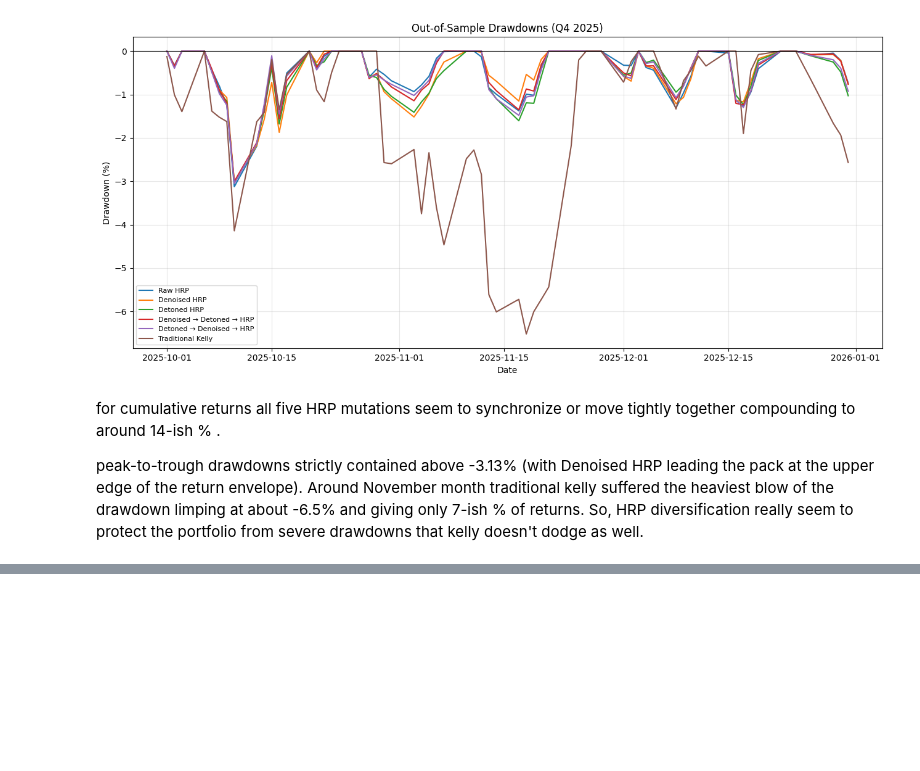
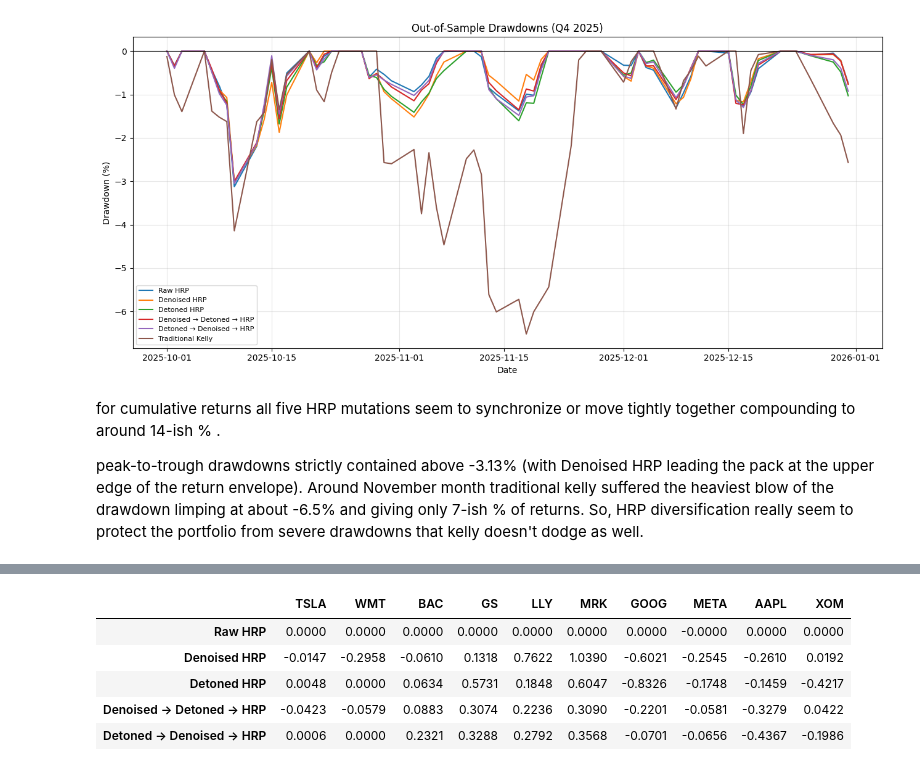
Before and after one commit to George7531/Portfolio_Management, a Jupyter notebook: Group_19296_MScFE_652_Portfolio_Management_Project_2.ipynb, the cells around one changed output, grey strips where cells are left out. Cells and saved outputs as stored; diff of their text form; code cells hidden in the pictures; blank space fills up the shorter version.

```diff
--- a/Group_19296_MScFE_652_Portfolio_Management_Project_2.ipynb
+++ b/Group_19296_MScFE_652_Portfolio_Management_Project_2.ipynb
@@ -1770,0 +1850,25 @@ peak-to-trough drawdowns strictly contained above -3.13% (with Denoised HRP lead
+# %%
+# Compare differences relative to Raw HRP
+
+reference = weights.loc['Raw HRP']
+
+relative_contributions = weights.sub(
+    reference, axis=1
+).mul(asset_return_sums, axis=1) * 100
+
+display(relative_contributions.round(4))
+
+assert np.allclose(
+    relative_contributions.sum(axis=1).to_numpy(),
+    100 * (
+        portfolio_returns.sum(axis=0).loc[weights.index]
+        - portfolio_returns['Raw HRP'].sum()
+    ).to_numpy()
+)
+# %% [output]
+|  | TSLA | WMT | BAC | GS | LLY | MRK | GOOG | META | AAPL | XOM |
+| Raw HRP | 0.0000 | 0.0000 | 0.0000 | 0.0000 | 0.0000 | 0.0000 | 0.0000 | -0.0000 | 0.0000 | 0.0000 |
+| Denoised HRP | -0.0147 | -0.2958 | -0.0610 | 0.1318 | 0.7622 | 1.0390 | -0.6021 | -0.2545 | -0.2610 | 0.0192 |
+| Detoned HRP | 0.0048 | 0.0000 | 0.0634 | 0.5731 | 0.1848 | 0.6047 | -0.8326 | -0.1748 | -0.1459 | -0.4217 |
+| Denoised → Detoned → HRP | -0.0423 | -0.0579 | 0.0883 | 0.3074 | 0.2236 | 0.3090 | -0.2201 | -0.0581 | -0.3279 | 0.0422 |
+| Detoned → Denoised → HRP | 0.0006 | 0.0000 | 0.2321 | 0.3288 | 0.2792 | 0.3568 | -0.0701 | -0.0656 | -0.4367 | -0.1986 |
```
Also changed, not shown: parts of 10 cells of this notebook.
